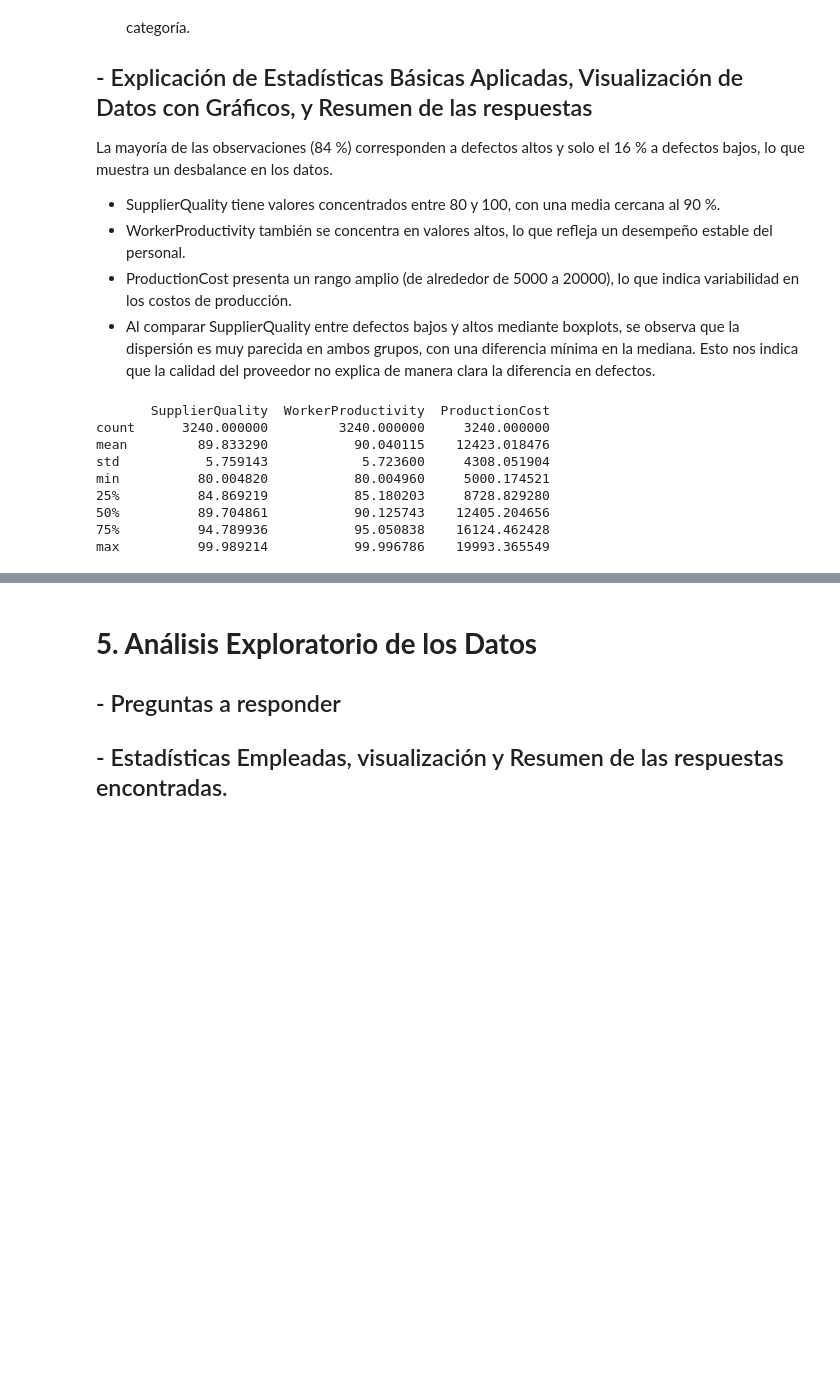
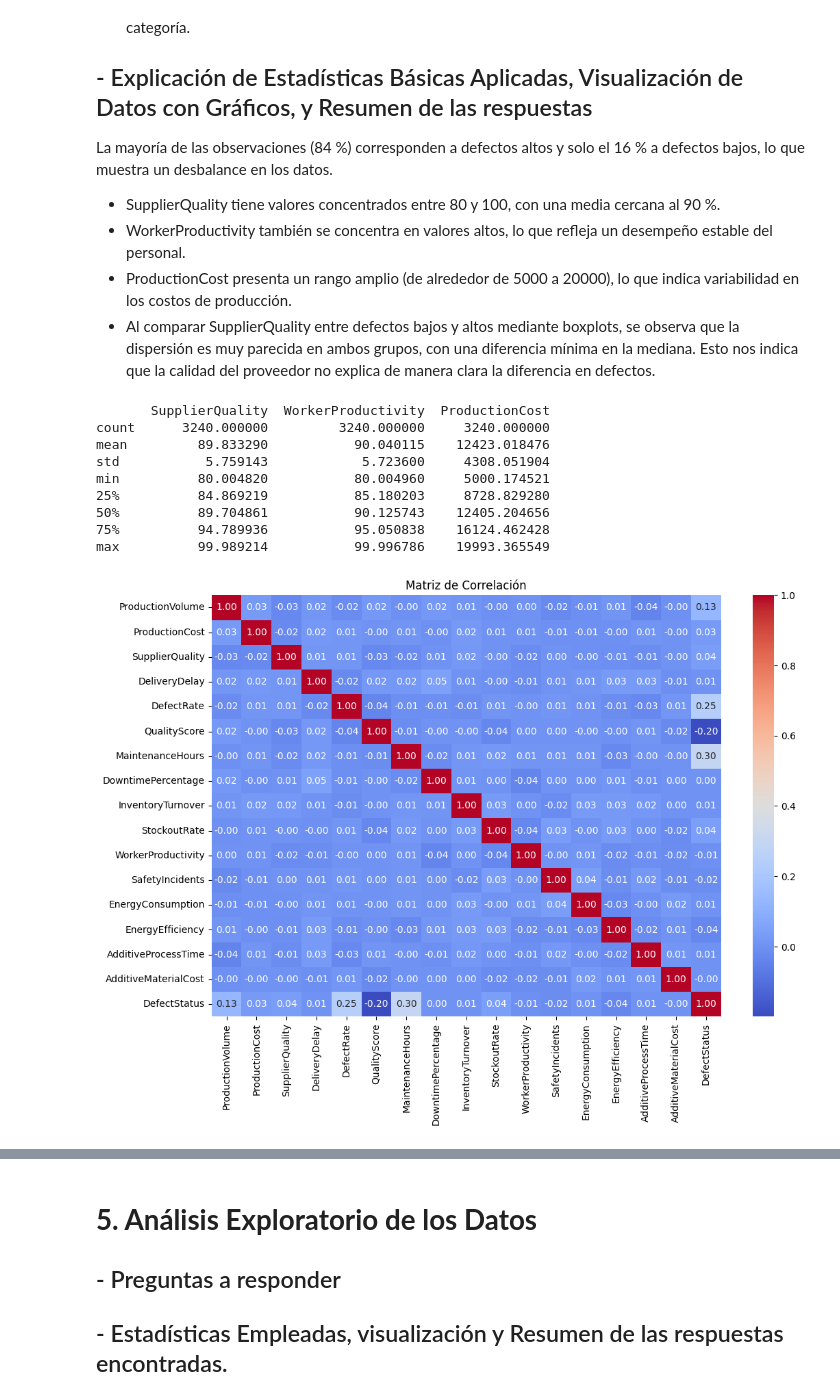
Before and after one commit to strejo4/ColabFiles_UACJ_PADP, a Jupyter notebook: ProyectoProgADAP_261539.ipynb, the cells around one changed output, grey strips where cells are left out. Drawn from its saved outputs; the diff is of its cells as text; code cells hidden in the pictures; blank space fills up the shorter version.

```diff
--- a/ProyectoProgADAP_261539.ipynb
+++ b/ProyectoProgADAP_261539.ipynb
@@ -131,41 +163,49 @@ La mayoría de las observaciones (84 %) corresponden a defectos altos y solo el
 - Al comparar SupplierQuality entre defectos bajos y altos mediante boxplots, se observa que la dispersión es muy parecida en ambos grupos, con una diferencia mínima en la mediana. Esto nos indica que la calidad del proveedor no explica de manera clara la diferencia en defectos.
 # %%
 import plotly.express as px
+import seaborn as sns
 
 #Estadisticas basicas aplicadas
 estadisticas = df[['SupplierQuality', 'WorkerProductivity', 'ProductionCost']].describe()
 print(estadisticas)
+
+#Heatmap
+plt.figure(figsize=(12,8))
+sns.heatmap(df.corr(), annot=True, fmt=".2f", cmap="coolwarm", cbar=True)
+plt.title("Matriz de Correlación")
+plt.show()
 
 # 1. Proporcion de DefecStatus
 fig = px.histogram(df, x="DefectStatus", color="DefectStatus", text_auto=True,title="Proporción de DefectStatus (0 = Bajo, 1 = Alto)")
 fig.update_layout(xaxis_title="DefectStatus", yaxis_title="Frecuencia",barmode="group")
 fig.show()
 
 # 2. Distribución de SupplierQuality
 fig2 = px.histogram(df, x="SupplierQuality", nbins=20, text_auto=True,title="Distribución de SupplierQuality")
 fig2.show()
 
 # 3. Distribución de WorkerProductivity
 fig3 = px.histogram(df, x="WorkerProductivity", nbins=20, text_auto=True,title="Distribución de WorkerProductivity")
 fig3.show()
 
 # 4. Distribución de ProductionCost
 fig4 = px.histogram(df, x="ProductionCost", nbins=20, text_auto=True,title="Distribución de ProductionCost")
 fig4.show()
 
 # 5. Comparación de SupplierQuality por DefectStatus (boxplot)
 fig5 = px.box(df, x="DefectStatus", y="SupplierQuality",title="SupplierQuality segun DefectStatus")
 fig5.show()
 # %% [output]
        SupplierQuality  WorkerProductivity  ProductionCost
 count      3240.000000         3240.000000     3240.000000
 mean         89.833290           90.040115    12423.018476
 std           5.759143            5.723600     4308.051904
 min          80.004820           80.004960     5000.174521
 25%          84.869219           85.180203     8728.829280
 50%          89.704861           90.125743    12405.204656
 75%          94.789936           95.050838    16124.462428
 max          99.989214           99.996786    19993.365549
+[figure, added]
 [interactive output not drawn]
 [interactive output not drawn]
 [interactive output not drawn]
```
Also changed, not shown: parts of 6 cells of this notebook.
